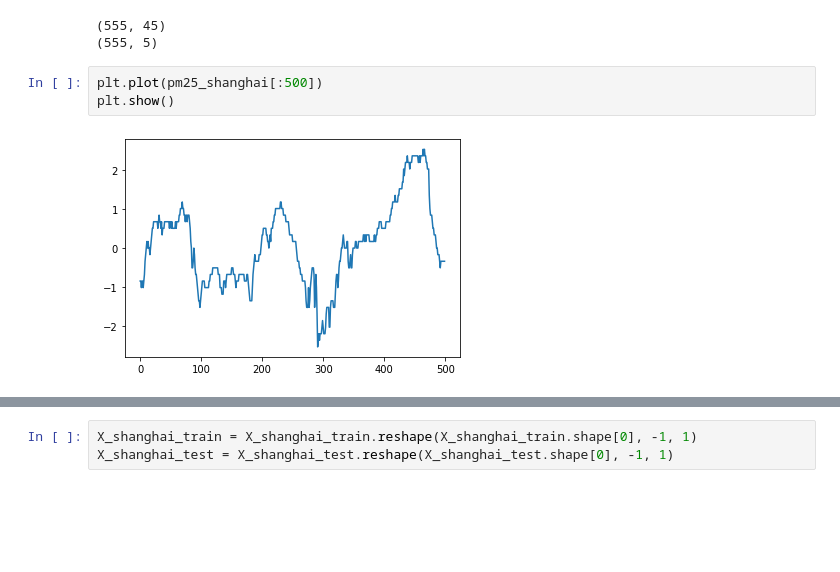
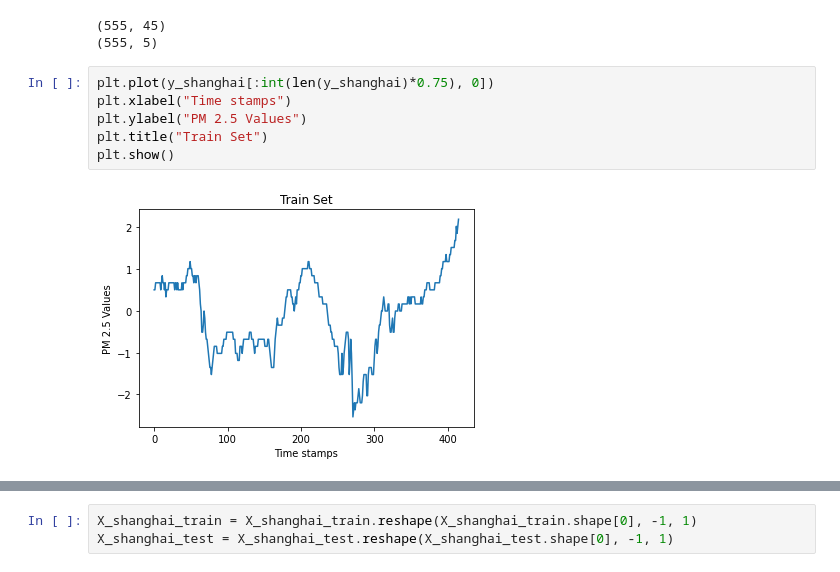
Before and after one commit to vishal-pandey/iot-transfer, a Jupyter notebook: ssim/shanghai-ssim-transfer-learning.ipynb, the cells around one changed output, grey strips where cells are left out. Saved outputs shown, nothing was run; the diff lists cells and outputs as text; blank space fills up the shorter version.

```diff
--- a/ssim/shanghai-ssim-transfer-learning.ipynb
+++ b/ssim/shanghai-ssim-transfer-learning.ipynb
@@ -66,8 +66,11 @@ print(y_shanghai.shape)
 # %% [output]
 (555, 45)
 (555, 5)
-# %%
-plt.plot(pm25_shanghai[:500])
-plt.show()
-# %% [output]
-[figure, removed]
+# %%
+plt.plot(y_shanghai[:int(len(y_shanghai)*0.75), 0])
+plt.xlabel("Time stamps")
+plt.ylabel("PM 2.5 Values")
+plt.title("Train Set")
+plt.show()
+# %% [output]
+[figure, added]
```
Also changed, not shown: parts of 7 cells of this notebook.
